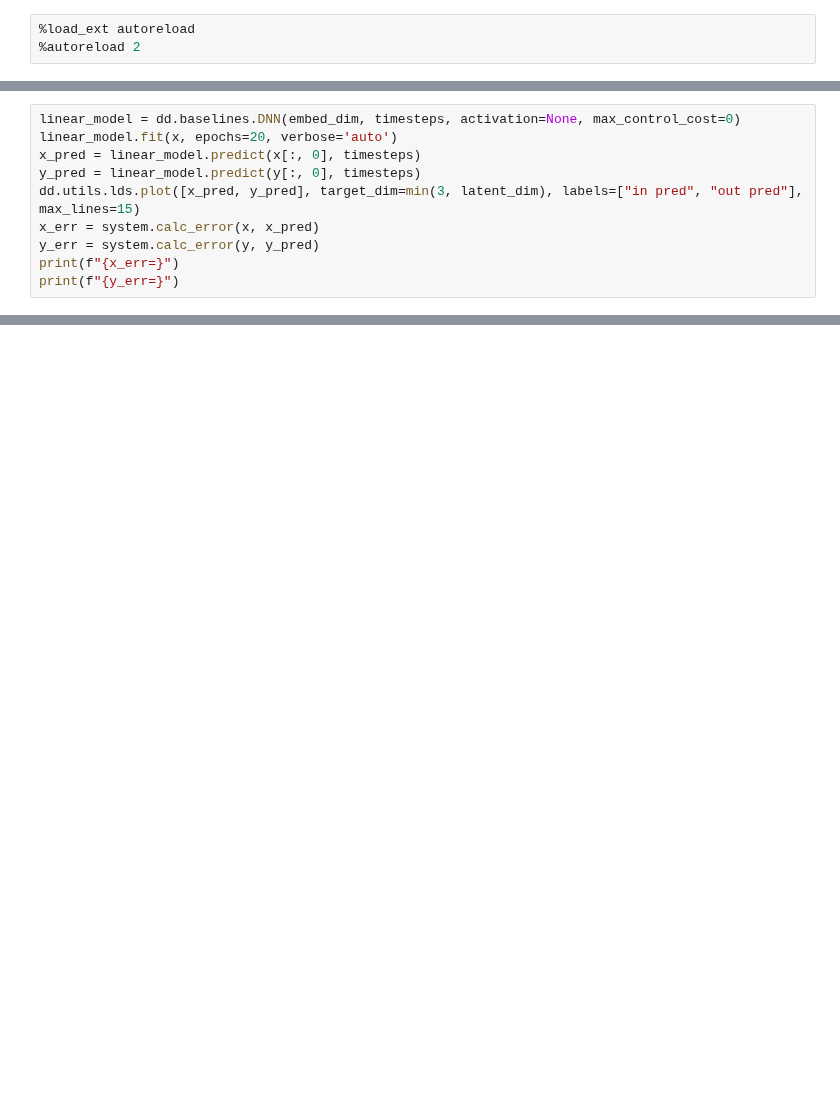
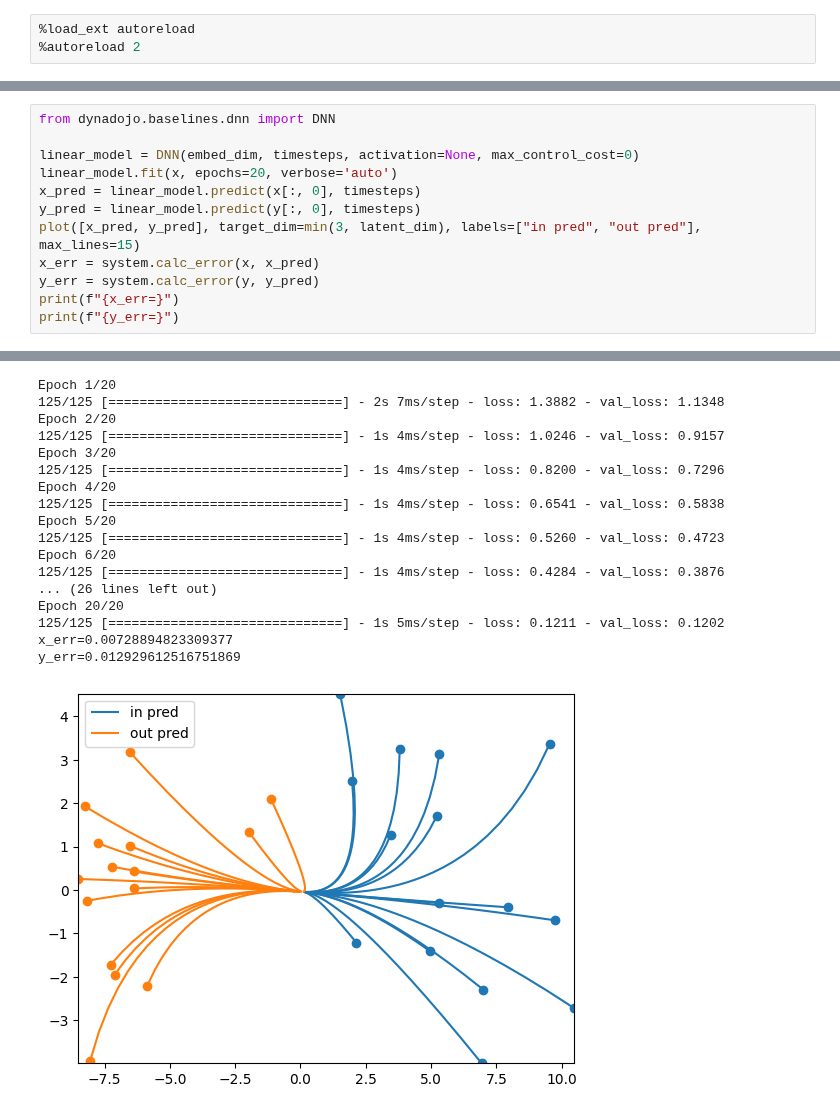
Before and after one commit to DynaDojo/dynadojo, a Jupyter notebook: demos/lds_demo.ipynb, the cells around one changed output, grey strips where cells are left out. Saved outputs shown, nothing was run; the diff lists cells and outputs as text; blank space fills up the shorter version.

```diff
--- a/demos/lds_demo.ipynb
+++ b/demos/lds_demo.ipynb
@@ -22,9 +22,11 @@ dd.utils.lds.plot([x, y], target_dim=min(latent_dim, 3), labels=["in", "out"], m
 # %%
-linear_model = dd.baselines.DNN(embed_dim, timesteps, activation=None, max_control_cost=0)
+from dynadojo.baselines.dnn import DNN
+
+linear_model = DNN(embed_dim, timesteps, activation=None, max_control_cost=0)
 linear_model.fit(x, epochs=20, verbose='auto')
 x_pred = linear_model.predict(x[:, 0], timesteps)
 y_pred = linear_model.predict(y[:, 0], timesteps)
-dd.utils.lds.plot([x_pred, y_pred], target_dim=min(3, latent_dim), labels=["in pred", "out pred"], max_lines=15)
+plot([x_pred, y_pred], target_dim=min(3, latent_dim), labels=["in pred", "out pred"], max_lines=15)
 x_err = system.calc_error(x, x_pred)
 y_err = system.calc_error(y, y_pred)
 print(f"{x_err=}")
@@ -34 +37,19 @@ AttributeError: module 'dynadojo.baselines' has no attribute 'DNN'
+Epoch 1/20
+125/125 [==============================] - 2s 7ms/step - loss: 1.3882 - val_loss: 1.1348
+Epoch 2/20
+125/125 [==============================] - 1s 4ms/step - loss: 1.0246 - val_loss: 0.9157
+Epoch 3/20
+125/125 [==============================] - 1s 4ms/step - loss: 0.8200 - val_loss: 0.7296
+Epoch 4/20
+125/125 [==============================] - 1s 4ms/step - loss: 0.6541 - val_loss: 0.5838
+Epoch 5/20
+125/125 [==============================] - 1s 4ms/step - loss: 0.5260 - val_loss: 0.4723
+Epoch 6/20
+125/125 [==============================] - 1s 4ms/step - loss: 0.4284 - val_loss: 0.3876
+... (26 lines left out)
+Epoch 20/20
+125/125 [==============================] - 1s 5ms/step - loss: 0.1211 - val_loss: 0.1202
+x_err=0.00728894823309377
+y_err=0.012929612516751869
+[figure, added]
 # %%
```
Also changed, not shown: parts of 4 cells of this notebook, 8 other files.
